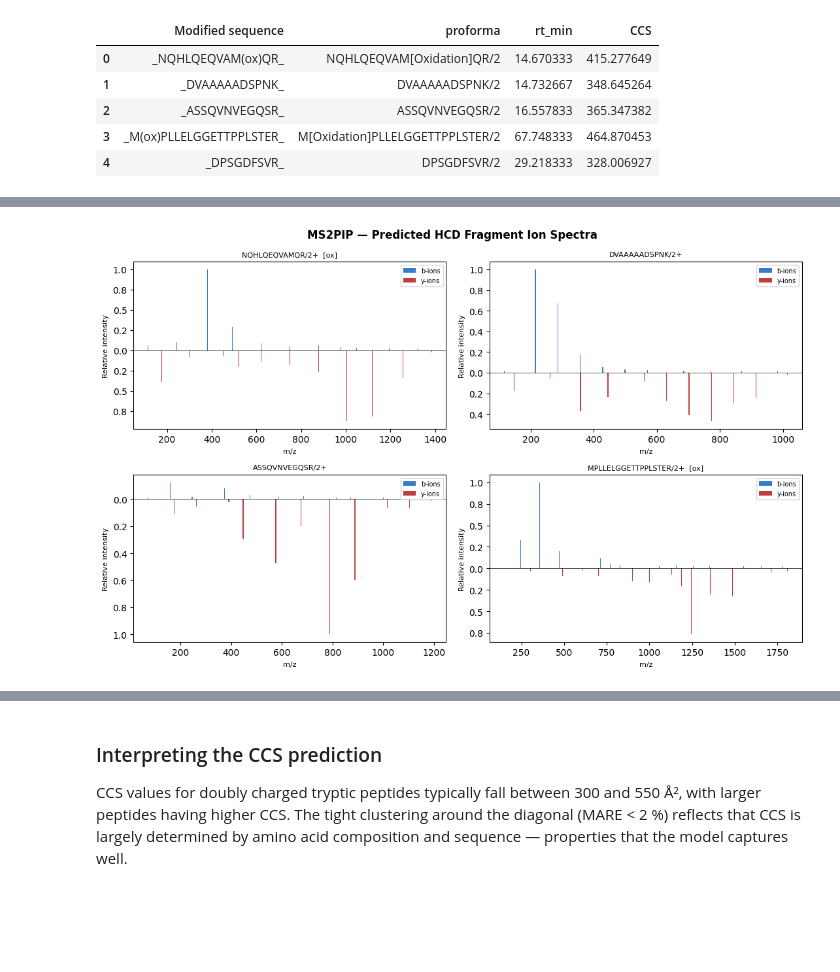
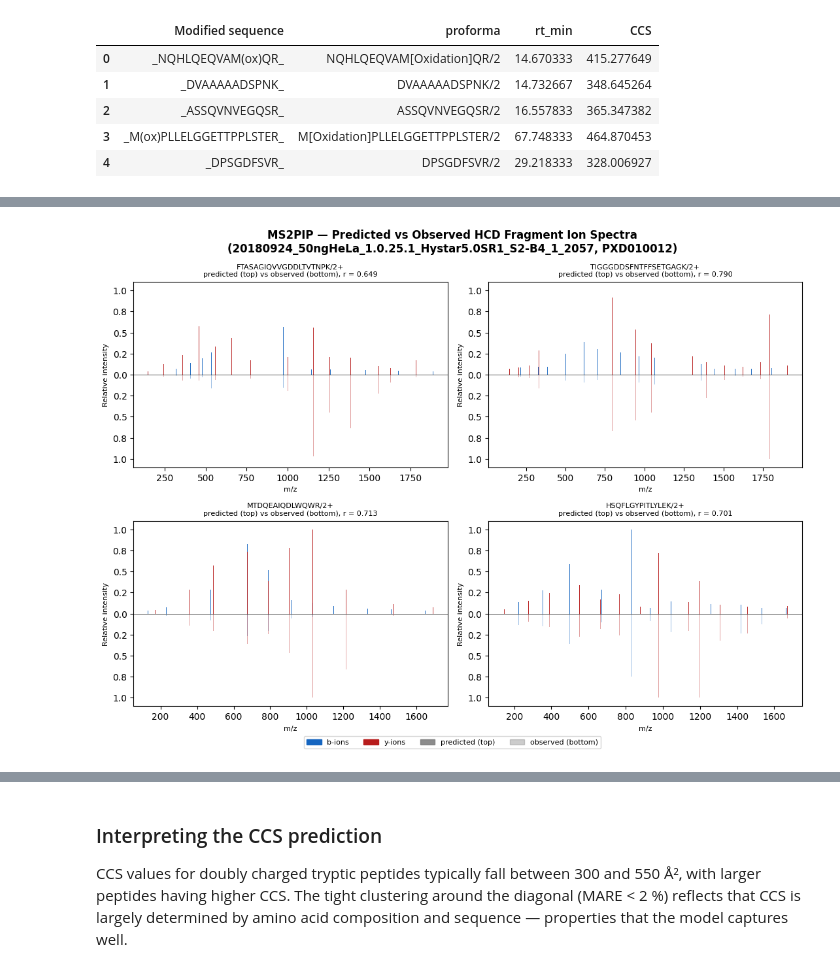
Before and after one commit to CompOmics/compomics.com, a Jupyter notebook: tutorials/notebooks/peptide-predictor.ipynb, the cells around one changed output, grey strips where cells are left out. Drawn from its saved outputs; the diff is of its cells as text; code cells hidden in the pictures; blank space fills up the shorter version.

```diff
--- a/tutorials/notebooks/peptide-predictor.ipynb
+++ b/tutorials/notebooks/peptide-predictor.ipynb
@@ -203,16 +321,12 @@ log₂-transformed intensities, which we convert back with `2 ** intensity`.
 # %%
-psm_list = PSMList(
+obs_psm_list = PSMList(
     psm_list=[
-        PSM(
-            peptidoform=row["proforma"],
-            spectrum_id=str(i),
-            retention_time=row["rt_min"],
-        )
-        for i, row in sample.iterrows()
+        PSM(peptidoform=row["proforma"], spectrum_id=str(i))
+        for i, row in obs_psms.iterrows()
     ]
 )
 
-results = list(predict_batch(psm_list, model="HCD2021"))
+results = list(predict_batch(obs_psm_list, model="timsTOF"))
 print(f"MS2PIP: {len(results)} peptides predicted")
 
 ms2pip_rows = []
@@ -240,46 +354,52 @@ Total ions predicted: 4,524
 # %%
-def plot_predicted_spectrum(ax, sample_idx, ms2pip_df, row):
-    pep = ms2pip_df[ms2pip_df["sample_idx"] == sample_idx]
-    b_ions = pep[pep["ion_type"] == "b"].sort_values("mz")
-    y_ions = pep[pep["ion_type"] == "y"].sort_values("mz")
-    max_int = max(b_ions["intensity"].max(), y_ions["intensity"].max())
-    ax.bar(
-        b_ions["mz"],
-        b_ions["intensity"] / max_int,
-        width=3,
-        color="#1565C0",
-        alpha=0.85,
-        label="b-ions",
-    )
-    ax.bar(
-        y_ions["mz"],
-        -(y_ions["intensity"] / max_int),
-        width=3,
-        color="#B71C1C",
-        alpha=0.85,
-        label="y-ions",
-    )
+def plot_predicted_vs_observed(ax, sample_idx, ms2pip_df, obs_df, row):
+    pred = ms2pip_df[ms2pip_df["sample_idx"] == sample_idx]
+    pred_max = pred["intensity"].max()
+    obs_max = obs_df["intensity"].max()
+
+    for ion_type, color in (("b", "#1565C0"), ("y", "#B71C1C")):
+        p = pred[pred["ion_type"] == ion_type]
+        ax.bar(p["mz"], p["intensity"] / pred_max, width=3, color=color, alpha=0.9)
+        o = obs_df[obs_df["ion_type"] == ion_type]
+        ax.bar(o["mz"], -(o["intensity"] / obs_max), width=3, color=color, alpha=0.4)
+
+    # Pearson r on ions matched between prediction and observation
+    merged = pred.merge(obs_df, on=["ion_type", "position"], suffixes=("_pred", "_obs"))
+    r, _ = pearsonr(merged["intensity_pred"], merged["intensity_obs"])
+
     ax.axhline(0, color="black", linewidth=0.5)
     ax.set_xlabel("m/z", fontsize=8)
     ax.set_ylabel("Relative intensity", fontsize=8)
-    mods = re.findall(r"\((\w+)\)", row["Modified sequence"])
-    mod_str = f"  [{', '.join(set(mods))}]" if mods else ""
-    ax.set_title(f"{row['sequence']}/{int(row['Charge'])}+{mod_str}", fontsize=8)
+    ax.set_title(
+        f"{row['Sequence']}/{int(row['Charge'])}+\n"
+        f"predicted (top) vs observed (bottom), r = {r:.3f}",
+        fontsize=8,
+    )
     ax.yaxis.set_major_formatter(ticker.FuncFormatter(lambda x, _: f"{abs(x):.1f}"))
-    ax.legend(fontsize=7, loc="upper right")
 
 
-fig, axes = plt.subplots(2, 2, figsize=(11, 7))
-for ax, idx in zip(axes.flat, range(4)):
-    plot_predicted_spectrum(ax, idx, ms2pip_df, sample.iloc[idx])
+handles = [
+    plt.Rectangle((0, 0), 1, 1, color="#1565C0", label="b-ions"),
+    plt.Rectangle((0, 0), 1, 1, color="#B71C1C", label="y-ions"),
+    plt.Rectangle((0, 0), 1, 1, color="gray", alpha=0.9, label="predicted (top)"),
+    plt.Rectangle((0, 0), 1, 1, color="gray", alpha=0.4, label="observed (bottom)"),
+]
 
+fig, axes = plt.subplots(2, 2, figsize=(11, 8))
+for ax, idx in zip(axes.flat, range(len(obs_psms))):
+    plot_predicted_vs_observed(ax, idx, ms2pip_df, obs_peaks[idx], obs_psms.iloc[idx])
+
+fig.legend(handles=handles, loc="lower center", ncol=4, fontsize=8, bbox_to_anchor=(0.5, -0.02))
 fig.suptitle(
-    "MS2PIP — Predicted HCD Fragment Ion Spectra", fontsize=12, fontweight="bold"
+    "MS2PIP — Predicted vs Observed HCD Fragment Ion Spectra\n"
+    f"({RAW_RUN}, PXD010012)",
+    fontsize=12,
+    fontweight="bold",
 )
 plt.tight_layout()
 plt.show()
 # %% [output]
-[figure, old version]
+[figure, new version]
 # %% [markdown]
 ## 5. DeepLC: Retention Time Prediction
 
```
Also changed, not shown: parts of 22 cells of this notebook, 3 other files.
